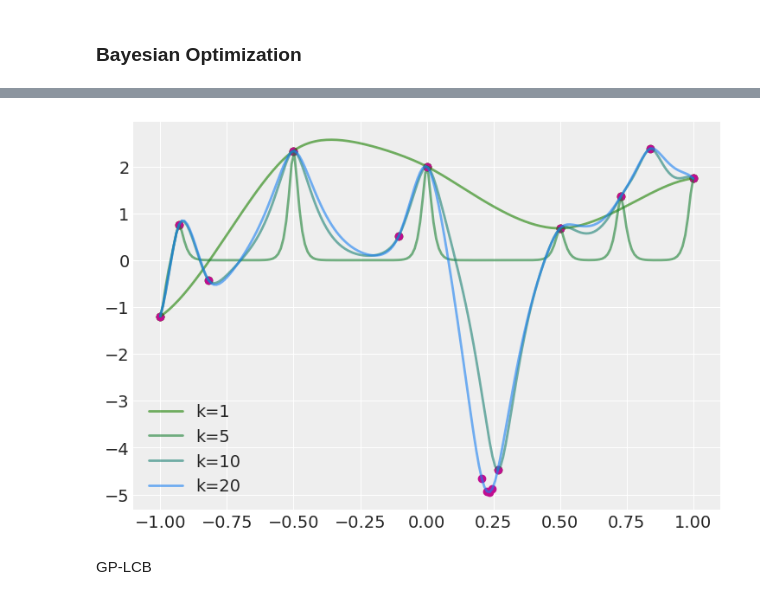
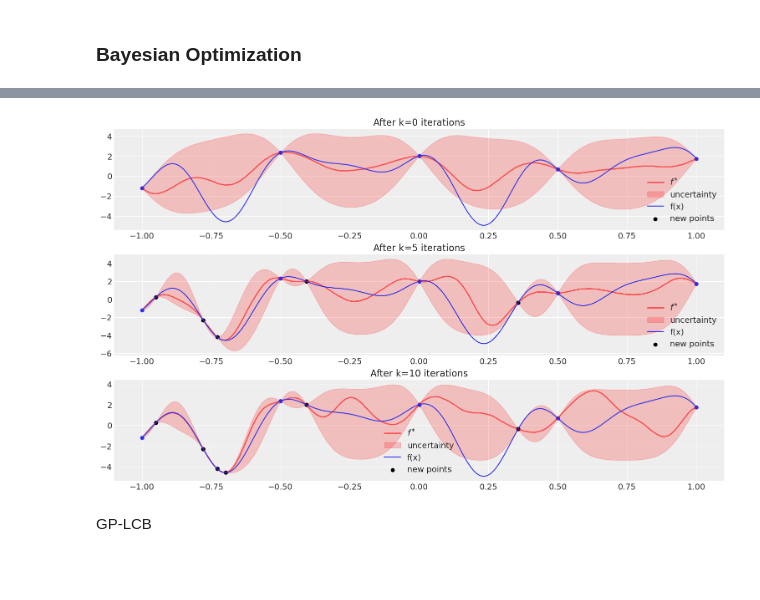
Before and after one commit to jsr-p/pmldiku-exam-paper, a Jupyter notebook: code/notebooks/B/exam_B_julius.ipynb, the cells around one changed output, grey strips where cells are left out. Cells and saved outputs as stored; diff of their text form; code cells hidden in the pictures; blank space fills up the shorter version.

```diff
--- a/code/notebooks/B/exam_B_julius.ipynb
+++ b/code/notebooks/B/exam_B_julius.ipynb
@@ -59,6 +107,11 @@ array([<AxesSubplot:title={'center':'kernel.lengthscale'}>,
 # %%
-# compute predictive mean and variance at x_stars
+# Scatter plot on log-log scale of samples from posterior
+fig, ax = plt.subplots(figsize=(10, 6))
+ax.scatter(torch.log(posterior_ls), torch.log(posterior_var))
+plt.xlabel('ln(lengthscale)')
+plt.ylabel('ln(variance)')
 
+# Compute predictive mean and variance at x_stars
 means = torch.zeros(len(X_star), no_samples)
 covs  = torch.zeros(len(X_star), len(X_star), no_samples)
 
@@ -70,10 +123,11 @@ for i in range(no_samples):
 
 mean_post = means.mean(axis=1) # Posterior mean
 cov_post = covs.mean(axis=2) # Posterior variance
+sd = cov_post.diag().sqrt()  # standard deviation at each input point x
 
-sd = cov_post.diag().sqrt()  # standard deviation at each input point x
-plt.plot(X_star.numpy(), mean_post.numpy(), "r", lw=2, label=r'$\mu^*$')  # plot the mean
-plt.fill_between(
+fig, ax = plt.subplots(figsize=(10, 6))
+ax.plot(X_star.numpy(), mean_post.numpy(), "r", lw=2, label=r'$\mu^*$')  # plot the mean
+ax.fill_between(
     X_star,  # plot the two-sigma uncertainty about the mean
     (mean_post - 2.0 * sd).numpy(),
     (mean_post + 2.0 * sd).numpy(),
@@ -81,8 +135,10 @@ plt.fill_between(
     alpha=0.2,
     label='uncertainty'
 )
-plt.plot(X_star, y_star, label='f(x)')
-plt.scatter(X, y)
+ax.plot(X_star, y_star, label='f(x)')
+ax.scatter(X, y, label='Data points')
+plt.xlabel('x*')
+plt.ylabel('f')
 plt.legend()
 # %% [output]
 <matplotlib.legend.Legend at 0x...>
@@ -90,52 +147,80 @@ plt.legend()
 # %% [markdown]
 ### Bayesian Optimization
 # %%
-# Algorithm 1
-torch.manual_seed(2005)
+# Algorithm 1 - note we are supposed to plot f^*, and not mu^*
+# torch.manual_seed(2005)
+# torch.manual_seed(2010)
+torch.manual_seed(2025)
 T = 20
 n_reps = 10 # Number of repetitions to repeat Baeysian optimization algorithm
-ks = (0, 4, 9, 19)
+ks = (0, 5, 10)
 
-def Bayesian_optimization(X, y, X_star, y_star, T, print=False):
+def Bayesian_optimization(X, y, X_star, y_star, T, naive=True, print=False):
 
+    k = 0
     no_iter = 0
+    if print == True:
+        fig, axs = plt.subplots(3, 1, figsize=(15, 9))
 
-    for k in range(T):
+    new_x_points = []
+    new_y_points = []
+
+    while k < T:
 
         pyro.clear_param_store()
 
-        # kernel = gp.kernels.RBF(input_dim=1)
-        kernel = gp.kernels.Matern32(input_dim=1)
+        kernel = gp.kernels.RBF(input_dim=1)
+        # kernel = gp.kernels.Matern32(input_dim=1)
         kernel.variance = pyro.nn.PyroSample(dist.LogNormal(torch.tensor(0.0), torch.tensor(2.0)))
         kernel.lengthscale = pyro.nn.PyroSample(dist.LogNormal(torch.tensor(-1.0), torch.tensor(1.0)))
 
         gpr = gp.models.GPRegression(X, y, kernel, noise=torch.tensor(10.0**(-4)))
         nuts_kernel = NUTS(gpr.model)
         mcmc = MCMC(nuts_kernel, num_samples=1, disable_progbar=True, warmup_steps=10)
-        mcmc.run()
+        try:
+            mcmc.run()
+        except:
+            mcmc.run()
         gpr.kernel.lengthscale = mcmc.get_samples()["kernel.lengthscale"][0]
         gpr.kernel.variance = mcmc.get_samples()['kernel.variance'][0]
 
         with torch.no_grad():
             mean, cov = gpr(X_star, full_cov=True, noiseless=False)
 
-        if k in ks and print==True:
-            color = (0.1, 0.5, k / T)
-            sd = cov.diag().sqrt()  # standard deviation at each input point x
-            plt.plot(X_star.numpy(), mean.numpy(), lw=2, c=color, alpha=0.6, label=f'k={k+1}')  # plot the mean
-            plt.scatter(X, y)
-            plt.legend()
-
         # Draw from posterior
         try:
             f_star = torch.distributions.MultivariateNormal(mean, cov).sample()
-        except ValueError: # if cov isn't positive definite
+        except ValueError: # if cov isn't positive definite, then resample
             continue
 
+        if k in ks and print==True:
+            sd = cov.diag().sqrt()  # standard deviation at each input point x
+            axs[ks.index(k)].plot(X_star.numpy(), f_star, lw=2, c='r', alpha=0.6, label=f'$f^*$')  # plot the mean
+            axs[ks.index(k)].set_title(f'After k={k} iterations')
+            axs[ks.index(k)].fill_between(X_star,  # plot the two-sigma uncertainty about the mean
+            (mean - 2.0 * sd).numpy(),
+            (mean + 2.0 * sd).numpy(),
+            color="r",
+            alpha=0.2,
+            label='uncertainty'
+            )
+            axs[ks.index(k)].plot(X_star, y_star, label='f(x)')
+            axs[ks.index(k)].scatter(X, y)
+            axs[ks.index(k)].scatter(new_x_points, new_y_points, color='k', label='new points')
+            axs[ks.index(k)].legend()
+
+        if naive == True:
         # Find minimum and update
-        idx_p = f_star.argmin()
-        x_p = X_star[idx_p]
-        f_x_p = f(x_p)
+            idx_p = f_star.argmin()
+            x_p = X_star[idx_p]
+            f_x_p = f(x_p)
+        else:
+            idxs = torch.argsort(f_star)
+            for idx in idxs:
+                x_p = X_star[idx]
+                f_x_p = f(x_p)
+                if f_x_p not in y:
+                    break
 
         if f_x_p == min(y_star) and f_x_p not in y:
             no_iter = k # Number of iterations till minimum is found
@@ -144,17 +229,19 @@ def Bayesian_optimization(X, y, X_star, y_star, T, print=False):
             x_p_idx = torch.searchsorted(X, x_p)
             X = torch.from_numpy(np.insert(X.numpy(), x_p_idx.numpy(), x_p.numpy()))
             y = torch.from_numpy(np.insert(y.numpy(), x_p_idx.numpy(), f_x_p))
+            new_x_points.append(x_p)
+            new_y_points.append(f_x_p)
 
+        k += 1
 
     return min(y), no_iter
 
-
-min_y = Bayesian_optimization(X, y, X_star, y_star, T, print=True)
+min_y = Bayesian_optimization(X, y, X_star, y_star, T, naive=True, print=True)
 
 min_ys = torch.zeros(n_reps)
 no_iters = torch.zeros(n_reps)
 for i in range(n_reps):
-    min_ys[i], no_iters[i] = Bayesian_optimization(X, y, X_star, y_star, T, print=False)
+    min_ys[i], no_iters[i] = Bayesian_optimization(X, y, X_star, y_star, T, naive=True, print=False)
 
 print('Found minimums, 10 reps:', min_ys)
 print('Number of iterations to find min:', no_iters)
@@ -165,4 +252,4 @@ Number of iterations to find min: tensor([16.,  0.,  0., 14.,  9.,  9., 14.,  3.
-[figure, old version]
+[figure, new version]
 # %% [markdown]
 GP-LCB
 # %%
```
Also changed, not shown: parts of 7 cells of this notebook.
